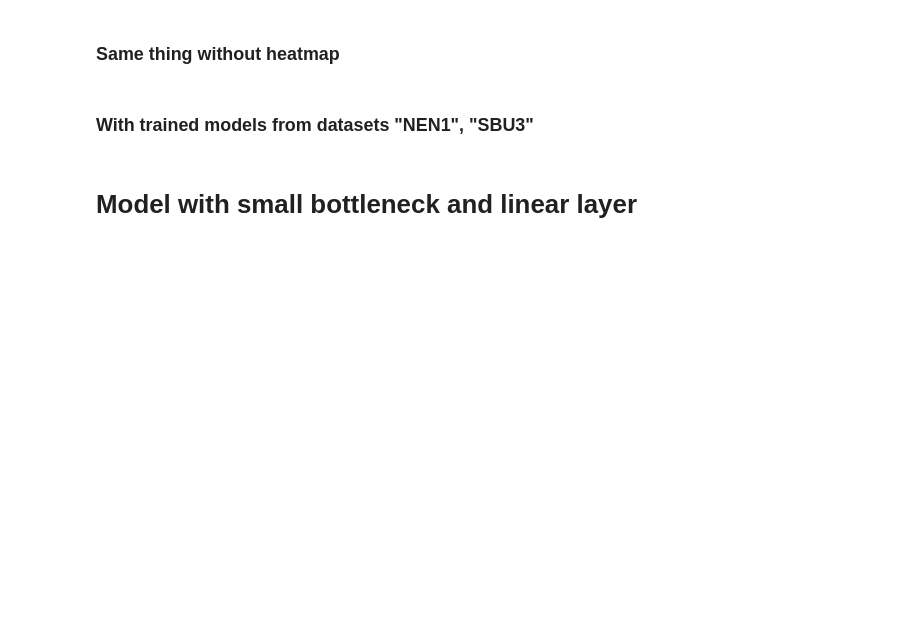
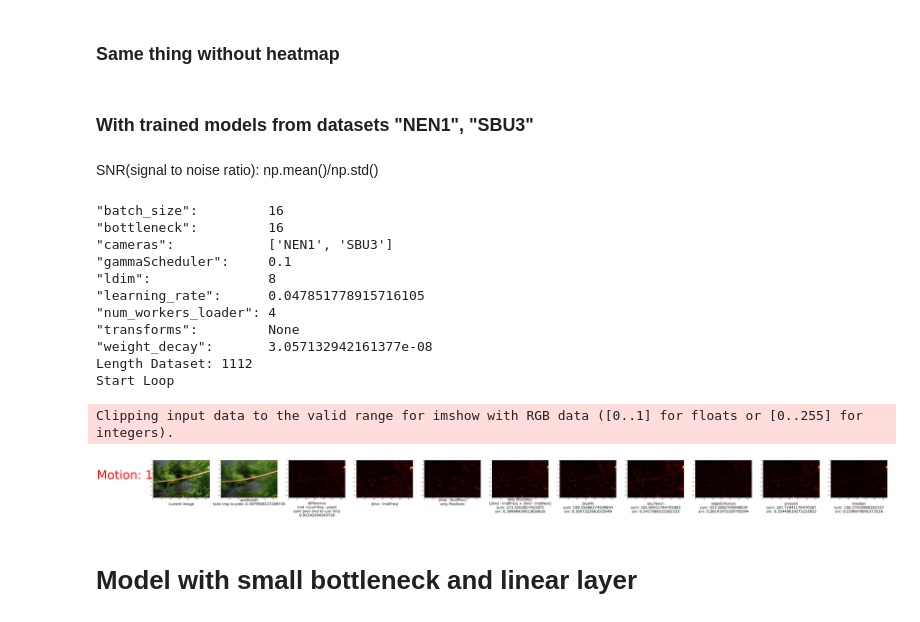
Before and after one commit to klusertim/heronWorkspace, a Jupyter notebook: playAround.ipynb, the cells around one changed output. Drawn from its saved outputs; the diff is of its cells as text; code cells hidden in the pictures; blank space fills up the shorter version.

Commit message:
added data section

```diff
--- a/playAround.ipynb
+++ b/playAround.ipynb
@@ -425,6 +432,8 @@ for i, img in enumerate(list(dataLoader)[200:]):
         break
 # %% [markdown]
 ### With trained models from datasets "NEN1", "SBU3"
+# %% [markdown]
+SNR(signal to noise ratio): np.mean()/np.std()
 # %%
 
 def heatMap(before: torch.Tensor, after: torch.Tensor, stepY, stepX):
@@ -450,7 +459,8 @@ unnorm = HeronImageLoader.UnNormalize()
 stepY = 1
 stepX = 1
 
-blur = GaussianBlur(kernel_size=3, sigma=0.7)
+blur = GaussianBlur(kernel_size=11, sigma=5)
+# ssim = StructuralSimilarityIndexMeasure(reduction="none")
 
 print("Start Loop")
 
@@ -476,19 +486,20 @@ for i, (imArr, lblArr, _) in enumerate(dataLoader):
     preDiff = imds[1] - imds[0]
     nextDiff = imds[1] - imds[2]
 
+
     # preDiff, nextDiff = [np.array(blur.forward(Image.fromarray(np.uint8(x * 255)))) for x in [preDiff, nextDiff]]
 
     # print(imd.shape)
 
     a[0].imshow(imgs[1])
-    a[0].text(-0.5,0.5, f'True: {lbl}', size=100, ha="center", color = "red", transform=a[0].transAxes)
+    a[0].text(-0.5,0.5, f'Motion: {lbl}', size=100, ha="center", color = "red", transform=a[0].transAxes)
     a[0].text(0.5,-0.2, f'current Image', size=30, ha="center", transform=a[0].transAxes)
 
     a[1].imshow(preds[1])
-    a[1].text(0.5,-0.2, f'prediction', size=30, ha="center", transform=a[1].transAxes)
+    a[1].text(0.5,-0.2, f'prediction\nssim img to pred: {ssim(imgs[0], preds[0], channel_axis=2, data_range=1)}', size=30, ha="center", transform=a[1].transAxes)
 
     a[2].imshow(np.abs(imds[1]), cmap="hot", interpolation='none')
-    a[2].text(0.5,-0.2, f'difference\nimd =|currImg - pred|', size=30, ha="center", transform=a[2].transAxes)
+    a[2].text(0.5,-0.5, f'difference\nimd =|currImg - pred|\nssim prev imd to curr imd:\n{ssim(imds[0], imds[1], data_range=1)}', size=30, ha="center", transform=a[2].transAxes)
 
     a[3].imshow(np.abs(preDiff), cmap="hot", interpolation='none')
     a[3].text(0.5,-0.2, f'|Imd - ImdPrev|', size=30, ha="center", transform=a[3].transAxes)
@@ -498,40 +509,55 @@ for i, (imArr, lblArr, _) in enumerate(dataLoader):
     a[4].imshow(onlyPosDiffPred, cmap="hot", interpolation='none')
     a[4].text(0.5,-0.2, f'|Imd - ImdPrev|\nonly Positives', size=30, ha="center", transform=a[4].transAxes)
 
 
     onlyPosDiffNext = np.where(nextDiff < 0, 0, nextDiff)
 
     posDiffPredAndNext = np.divide(np.add(onlyPosDiffPred, onlyPosDiffNext), 2.0)
+    snr = np.mean(posDiffPredAndNext)/np.std(posDiffPredAndNext)
     a[5].imshow(posDiffPredAndNext, cmap = "hot", interpolation='none')
-    a[5].text(0.5,-0.5, f'only Positives:\n(|Imd - ImdPrev| + |Imd - ImdNext|\nsum: {np.sum(posDiffPredAndNext)}', size=30, ha="center", transform=a[5].transAxes)
+    a[5].text(0.5,-0.4, f'only Positives:\n(|Imd - ImdPrev| + |Imd - ImdNext|\nsum: {np.sum(posDiffPredAndNext)}\nsnr: {snr}', size=30, ha="center", transform=a[5].transAxes)
 
     posDiffPredAndNextPil = Image.fromarray(np.uint8(posDiffPredAndNext * 255))
 
     filtered = posDiffPredAndNextPil.filter(ImageFilter.GaussianBlur(0.01))
     a[6].imshow(filtered, cmap = "hot", interpolation='none')
-    a[6].text(0.5,-0.2, f'blurPil\nsum: {np.sum(filtered)/255}', size=30, ha="center", transform=a[6].transAxes)
+    a[6].text(0.5,-0.4, f'blurPil\nsum: {np.sum(filtered)/255}\nsnr: {np.mean(filtered)/np.std(filtered)}', size=30, ha="center", transform=a[6].transAxes)
 
     filtered = blur.forward(posDiffPredAndNextPil)
     a[7].imshow(filtered, cmap = "hot", interpolation='none')
-    a[7].text(0.5,-0.2, f'blurTorch\nsum: {np.sum(filtered)/255}', size=30, ha="center", transform=a[7].transAxes)
+    a[7].text(0.5,-0.4, f'blurTorch\nsum: {np.sum(filtered)/255}\nsnr: {np.mean(filtered)/np.std(filtered)}', size=30, ha="center", transform=a[7].transAxes)
 
     filtered = posDiffPredAndNextPil.filter(ImageFilter.EDGE_ENHANCE)
     a[8].imshow(filtered, cmap = "hot", interpolation='none')
-    a[8].text(0.5,-0.2, f'edgeEnhance\nsum: {np.sum(filtered)/255}', size=30, ha="center", transform=a[8].transAxes)
+    a[8].text(0.5,-0.4, f'edgeEnhance\nsum: {np.sum(filtered)/255}\nsnr: {np.mean(filtered)/np.std(filtered)}', size=30, ha="center", transform=a[8].transAxes)
 
     filtered = posDiffPredAndNextPil.filter(ImageFilter.SMOOTH)
     a[9].imshow(filtered, cmap = "hot", interpolation='none')
-    a[9].text(0.5,-0.2, f'smooth\nsum: {np.sum(filtered)/255}', size=30, ha="center", transform=a[9].transAxes)
+    a[9].text(0.5,-0.4, f'smooth\nsum: {np.sum(filtered)/255}\nsnr: {np.mean(filtered)/np.std(filtered)}', size=30, ha="center", transform=a[9].transAxes)
 
-    filtered = posDiffPredAndNextPil.filter(ImageFilter.CONTOUR)
+    filtered = posDiffPredAndNextPil.filter(ImageFilter.MedianFilter)
     a[10].imshow(filtered, cmap = "hot", interpolation='none')
-    a[10].text(0.5,-0.2, f'contour\nsum: {np.sum(filtered)/255}', size=30, ha="center", transform=a[10].transAxes)
+    a[10].text(0.5,-0.4, f'median\nsum: {np.sum(filtered)/255}\nsnr: {np.mean(filtered)/np.std(filtered)}', size=30, ha="center", transform=a[10].transAxes)
 
 
     plt.show()
 
     if (i > 30):
         break
+# %% [output]
+"batch_size":         16
+"bottleneck":         16
+"cameras":            ['NEN1', 'SBU3']
+"gammaScheduler":     0.1
+"ldim":               8
+"learning_rate":      0.047851778915716105
+"num_workers_loader": 4
+"transforms":         None
+"weight_decay":       3.057132942161377e-08
+Length Dataset: 1112
+Start Loop
+Clipping input data to the valid range for imshow with RGB data ([0..1] for floats or [0..255] for integers).
+[figure, added]
 # %% [markdown]
 # Model with small bottleneck and linear layer
 # %%
```
Also changed, not shown: parts of 3 cells of this notebook, 5 other files.
